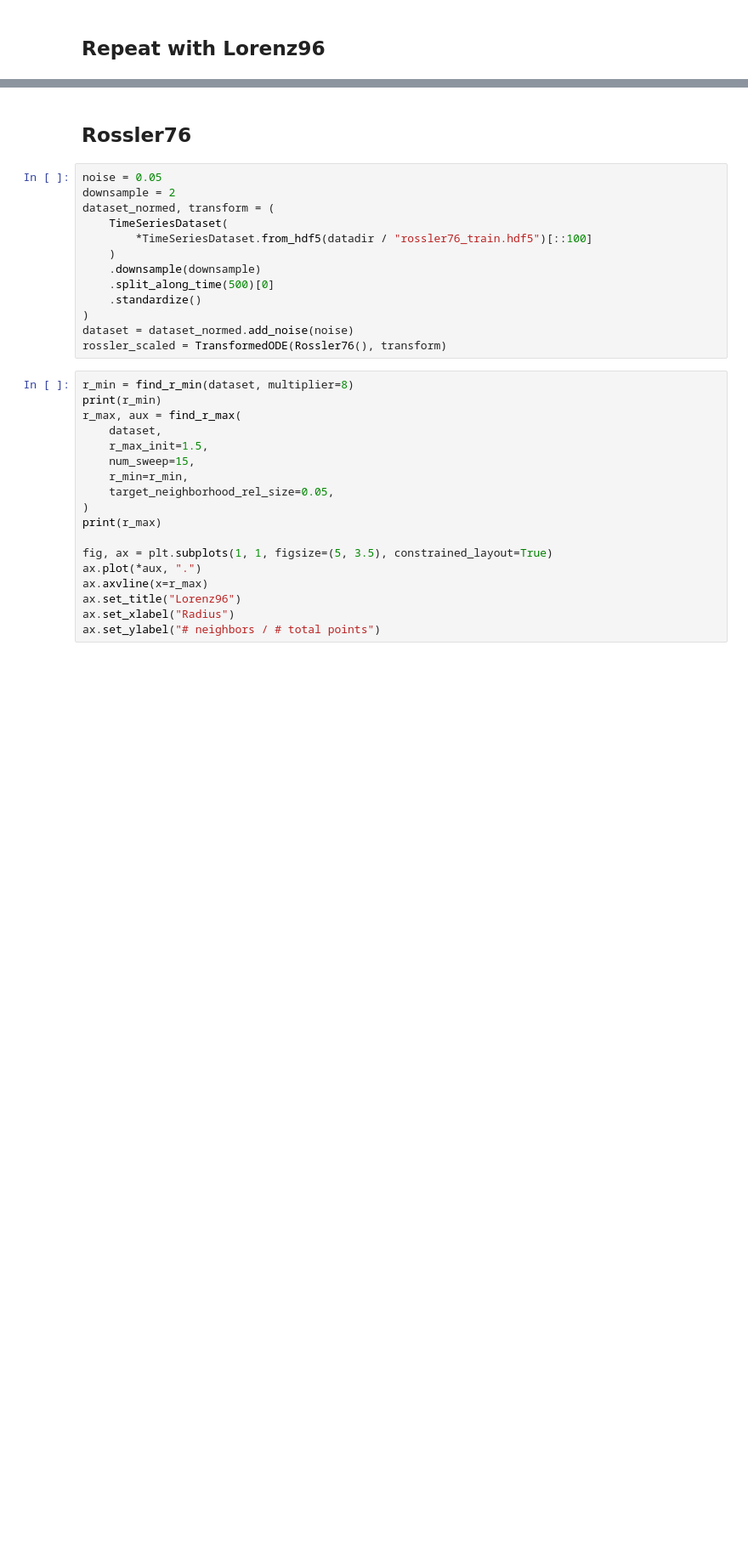
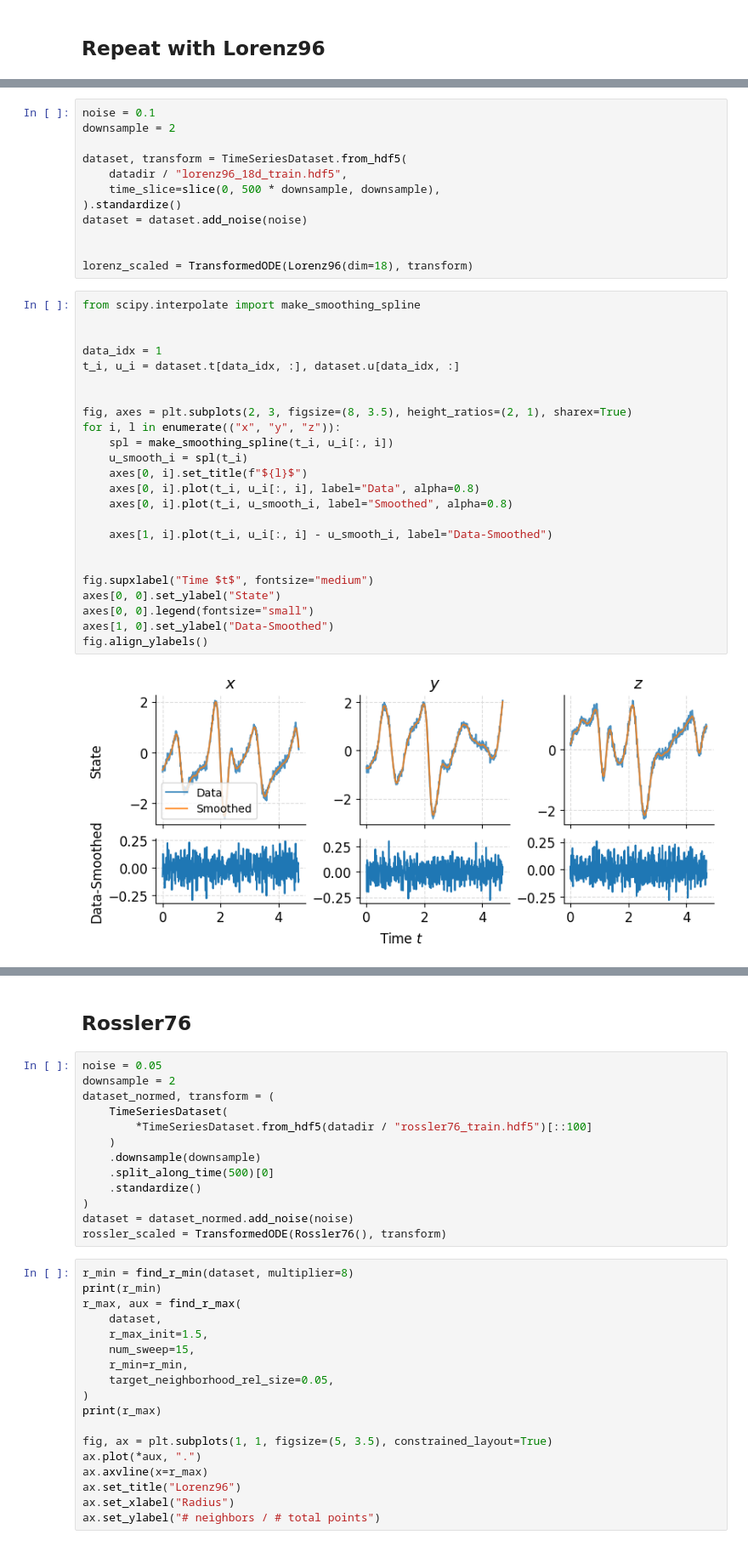
Before and after one commit to Jhko725/sandbox, a Jupyter notebook: notebooks/analysis/fractal_dimension.ipynb, the cells around one changed output, grey strips where cells are left out. Shown at 85% size. Saved outputs shown, nothing was run; the diff lists cells and outputs as text; blank space fills up the shorter version.

```diff
--- a/notebooks/analysis/fractal_dimension.ipynb
+++ b/notebooks/analysis/fractal_dimension.ipynb
@@ -125,0 +125,38 @@ Text(0, 0.5, '# neighbors / # total points')
+# %%
+noise = 0.1
+downsample = 2
+
+dataset, transform = TimeSeriesDataset.from_hdf5(
+    datadir / "lorenz96_18d_train.hdf5",
+    time_slice=slice(0, 500 * downsample, downsample),
+).standardize()
+dataset = dataset.add_noise(noise)
+
+
+lorenz_scaled = TransformedODE(Lorenz96(dim=18), transform)
+# %%
+from scipy.interpolate import make_smoothing_spline
+
+
+data_idx = 1
+t_i, u_i = dataset.t[data_idx, :], dataset.u[data_idx, :]
+
+
+fig, axes = plt.subplots(2, 3, figsize=(8, 3.5), height_ratios=(2, 1), sharex=True)
+for i, l in enumerate(("x", "y", "z")):
+    spl = make_smoothing_spline(t_i, u_i[:, i])
+    u_smooth_i = spl(t_i)
+    axes[0, i].set_title(f"${l}$")
+    axes[0, i].plot(t_i, u_i[:, i], label="Data", alpha=0.8)
+    axes[0, i].plot(t_i, u_smooth_i, label="Smoothed", alpha=0.8)
+
+    axes[1, i].plot(t_i, u_i[:, i] - u_smooth_i, label="Data-Smoothed")
+
+
+fig.supxlabel("Time $t$", fontsize="medium")
+axes[0, 0].set_ylabel("State")
+axes[0, 0].legend(fontsize="small")
+axes[1, 0].set_ylabel("Data-Smoothed")
+fig.align_ylabels()
+# %% [output]
+[figure, added]
```
Also changed, not shown: parts of 14 cells of this notebook, 16 other files.
